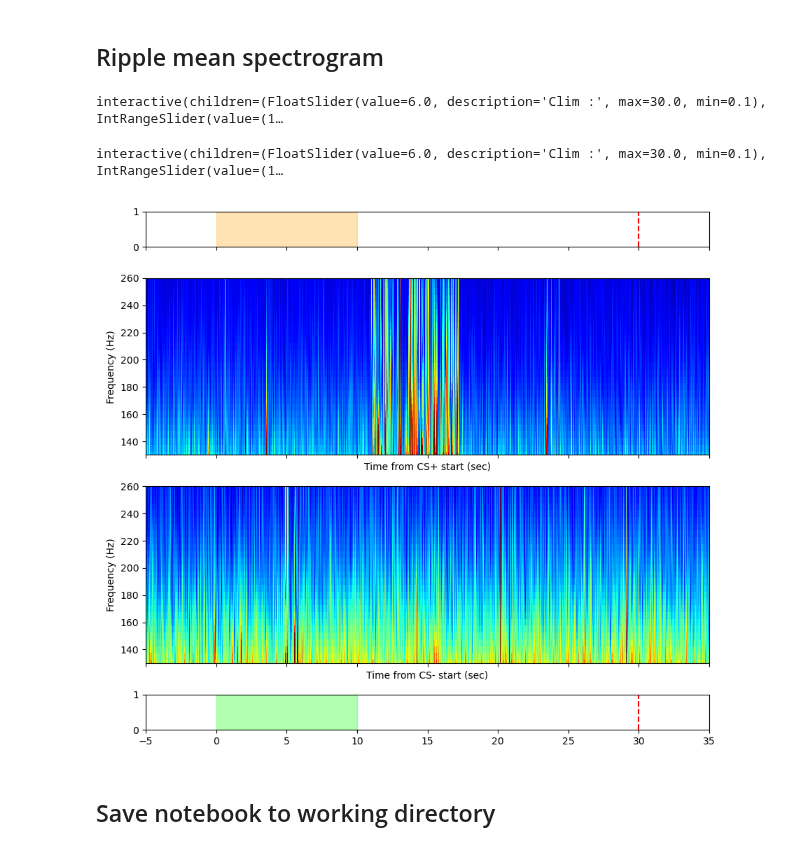
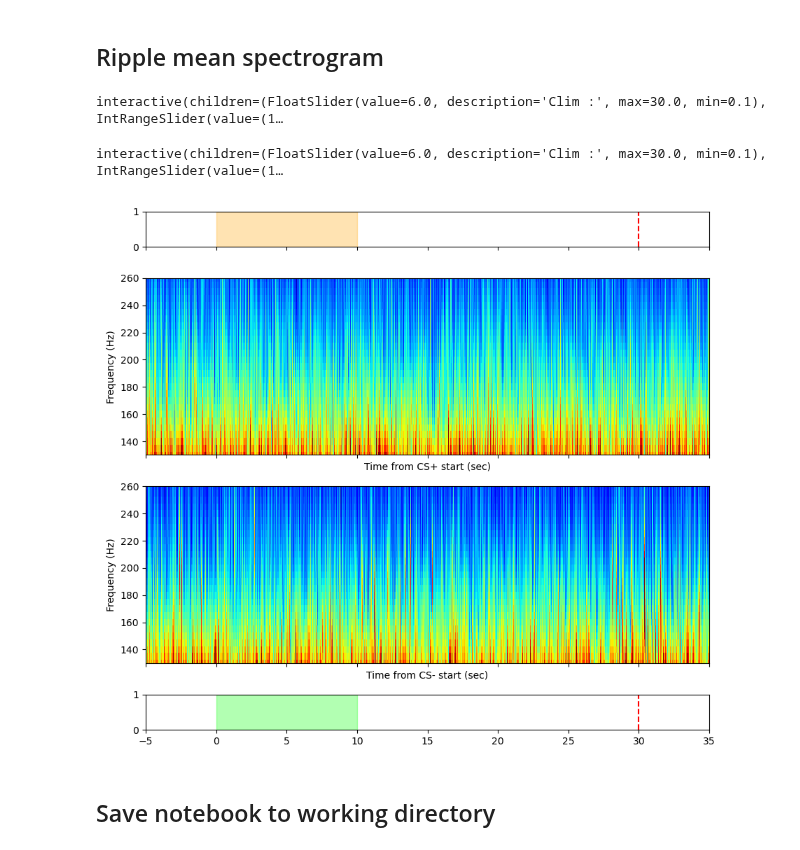
Before and after one commit to nkinsky/TraceFC, a Jupyter notebook: Notebooks/Spectral_Analysis.ipynb, the cells around one changed output. Saved outputs shown, nothing was run; the diff lists cells and outputs as text; code cells hidden in the pictures.

```diff
--- a/Notebooks/Spectral_Analysis.ipynb
+++ b/Notebooks/Spectral_Analysis.ipynb
@@ -319,6 +318,10 @@ cs_oe_start_df = traceio.trace_ttl_to_openephys(cs_starts,
 csn_oe_start_df = traceio.trace_ttl_to_openephys(csn_starts,
                                   ttl_df[ttl_df['channel_states'].abs() == 2],
                                   ttl_lag=ttl_lag_use*2)
+
+# Convert to times in combined eeg file
+cs_starts_combined = oeio.recording_events_to_combined_time(cs_oe_start_df, sync_df)
+csn_starts_combined = oeio.recording_events_to_combined_time(csn_oe_start_df, sync_df)
 # %% [output]
 start time lag: mean = -0.6316320616, std = 0.007416420918518176
 start time lag: mean = -0.39942909682352945, std = 0.20324386711252984
@@ -357,28 +366,28 @@ interactive(children=(FloatSlider(value=6.0, description='Clim :', max=30.0, min
 # %%
 # Plot mean wavelet spectrogram at CS+ onset
 cs_buffer = (5, 35)
 
 ### NRK todo: add in recording_events_to_combined_time function here! Or is is necessary?
-wv_swr_cs_mean = wv_swr.get_pe_mean_spec(cs_oe_start_df['timestamps'].values/30000, buffer_sec=cs_buffer)
+wv_swr_cs_mean = wv_swr.get_pe_mean_spec(cs_starts_combined, buffer_sec=cs_buffer, ignore_epochs=art_epochs)
 
 _, ax = plt.subplots(4, 1, figsize=(9, 8), height_ratios=[1, 5, 5, 1], layout='tight', sharex=True)
 
 plot_spectrogram(wv_swr_cs_mean, time_lims=np.multiply(cs_buffer, (-1, 1)), freq_lims=swr_freq_lims, ax=ax[1])
 ax[1].set_xlabel('Time from CS+ start (sec)')
 
-wv_swr_csn_mean = wv_swr.get_pe_mean_spec(csn_oe_start_df['timestamps'].values/30000, buffer_sec=cs_buffer)
+wv_swr_csn_mean = wv_swr.get_pe_mean_spec(csn_starts_combined, buffer_sec=cs_buffer, ignore_epochs=art_epochs)
 plot_spectrogram(wv_swr_csn_mean, time_lims=np.multiply(cs_buffer, (-1, 1)), freq_lims=swr_freq_lims, ax=ax[2])
 ax[2].set_xlabel('Time from CS- start (sec)')
 
 # Add color keys to plots above/below
 ax[0].axvspan(0, 10, color=[1, 0.647, 0, 0.3])
 ax[3].axvspan(0, 10, color=[0, 1, 0, 0.3])
 [a.axvline(30, color='r', linestyle='--') for a in (ax[0], ax[3])];
 # [a.axis('off') for a in (ax[0], ax[3])];
 # %% [output]
 interactive(children=(FloatSlider(value=6.0, description='Clim :', max=30.0, min=0.1), IntRangeSlider(value=(1…
 interactive(children=(FloatSlider(value=6.0, description='Clim :', max=30.0, min=0.1), IntRangeSlider(value=(1…
-[figure, old version]
+[figure, new version]
 # %% [markdown]
 ## Save notebook to working directory
 # %%
```
Also changed, not shown: parts of 8 cells of this notebook.
